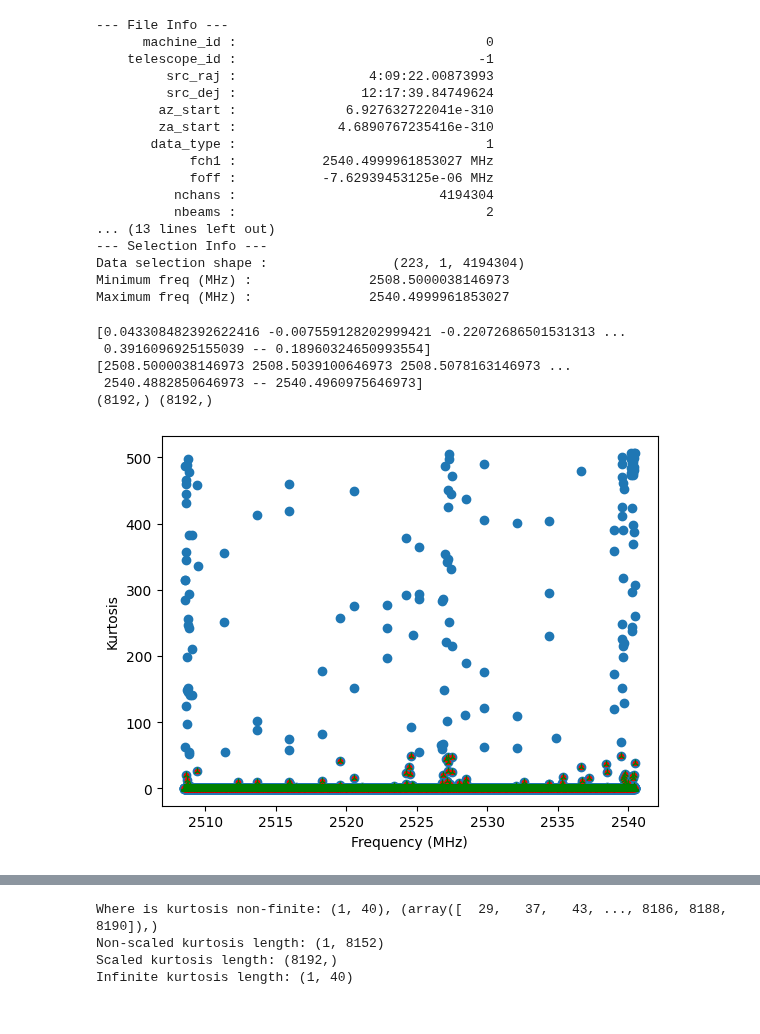
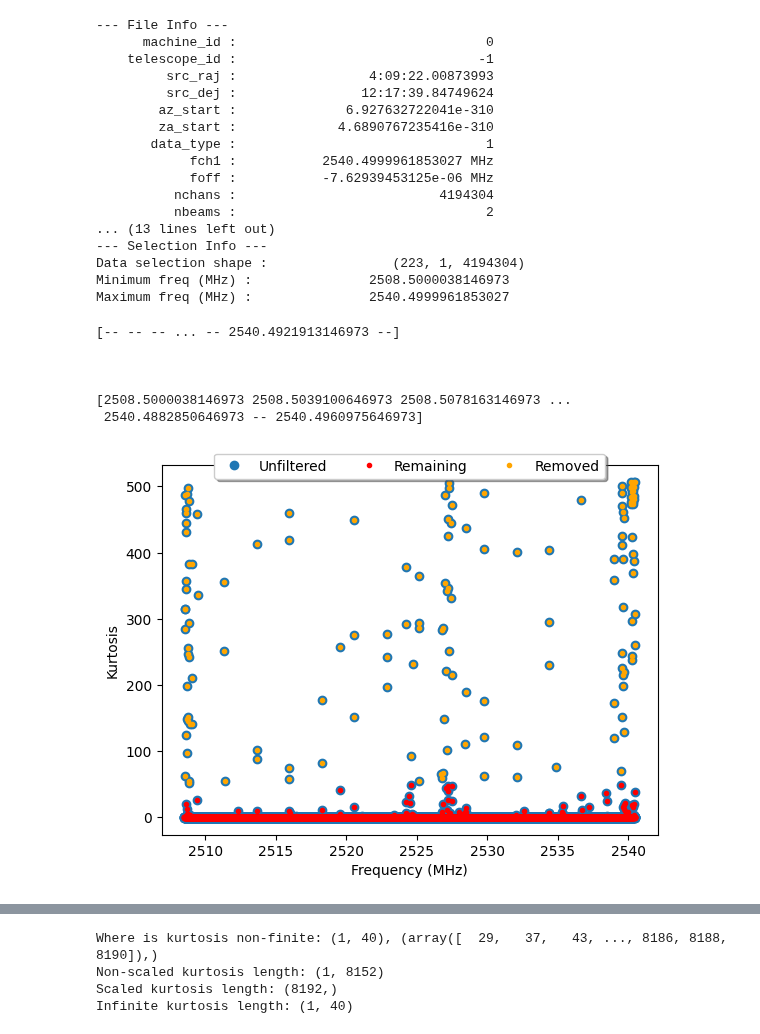
Before and after one commit to jareds-laf/playing-with-cosmic-data, a Jupyter notebook: filterbank/filterbank_rfi_id_kurtosis.ipynb, the cells around one changed output, grey strips where cells are left out. Saved outputs shown, nothing was run; the diff lists cells and outputs as text; code cells hidden in the pictures.

Commit message:
Fixed up the masking process! Can now plot all data, data 'without RFI,' and data that 'is RFI.' Very exciting stuff here.

```diff
--- a/filterbank/filterbank_rfi_id_kurtosis.ipynb
+++ b/filterbank/filterbank_rfi_id_kurtosis.ipynb
@@ -143,35 +143,46 @@ def plot_tavg_kurtosis(wf_in, n_divs):
+# %%
+def mask_kurtosis(wf_in, n_divs=128, threshold=50):
+    # Get bin and kurtosis information
+    bins, kurts = get_tavg_kurtosis(wf_in, n_divs)
+
+    # masked_kurts is an array that has all channels with kurtosis > n masked
+    masked_kurts = ma.masked_greater(kurts, threshold)
+    mask = ma.getmask(masked_kurts)
+
+    # flagged_bins is an array that has the frequencies of the channels with kurtosis > n
+    # flagged_kurts masks the opposite elements as masked_kurts
+    flagged_bins = ma.masked_array(bins, mask=~mask)
+    flagged_kurts = ma.masked_array(kurts, mask=~mask)
+
+    print(flagged_bins)
+    print('\n\n')
+    print(ma.masked_array(bins, mask=np.logical_not(~mask)))
+
+    return flagged_bins, masked_kurts, flagged_kurts
 # %%
-def kurtosis_flag_rfi(wf_in, n_divs):
-    # Get bin and kurtosis information
+def plot_mask_kurtosis(wf_in, n_divs=128, threshold=50):
     bins, kurts = get_tavg_kurtosis(wf_in, n_divs)
-
-    #TODO: Mask the kurts array wherever kurts > (some value TBD, start with 50 as a proof of concept :))
-    # masked_kurts is an array that has all channels with kurtosis > n masked
-    masked_kurts = ma.masked_greater(kurts, 50)
-
-    # masked_bins is an array that has the frequencies of the channels contained in masked_kurts
-    masked_bins = ma.masked_where(kurts>50, bins)
-
-    print(masked_kurts)
-    print(masked_bins)
-    print(np.shape(masked_bins), np.shape(bins))
+    flagged_bins, masked_kurts, flagged_kurts = mask_kurtosis(wf_in, n_divs, threshold)
 
     fig, ax = plt.subplots()
 
     ax.set_xlabel('Frequency (MHz)')
     ax.set_ylabel('Kurtosis')
 
-    ax.plot(bins, kurts, 'o')
-    ax.plot(bins, masked_kurts, '.', c='red')
-    ax.plot(masked_bins,masked_kurts,'2',c='green')
+    ax.plot(bins, kurts, 'o', label='Unfiltered')
+    ax.plot(bins, masked_kurts, '.', c='red', label='Remaining')
+    ax.plot(flagged_bins, flagged_kurts, '.', c='orange', label='Removed')
+
+    ax.legend(fancybox=True,shadow=True, loc='upper center', bbox_to_anchor=(0.5, 1.05), ncol=3)
-# %%
-kurtosis_flag_rfi(water6, 8192)
-# %% [output]
-[0.043308482392622416 -0.007559128202999421 -0.22072686501531313 ...
- 0.3916096925155039 -- 0.18960324650993554]
-[2508.5000038146973 2508.5039100646973 2508.5078163146973 ...
- 2540.4882850646973 -- 2540.4960975646973]
-(8192,) (8192,)
-[figure, removed]
+# %%
+plot_mask_kurtosis(water6, n_divs=8192, threshold=50)
+# %% [output]
+[-- -- -- ... -- 2540.4921913146973 --]
+
+
+
+[2508.5000038146973 2508.5039100646973 2508.5078163146973 ...
+ 2540.4882850646973 -- 2540.4960975646973]
+[figure, added]
 # %%
 plt.close('all')
```
Also changed, not shown: parts of 9 cells of this notebook.
